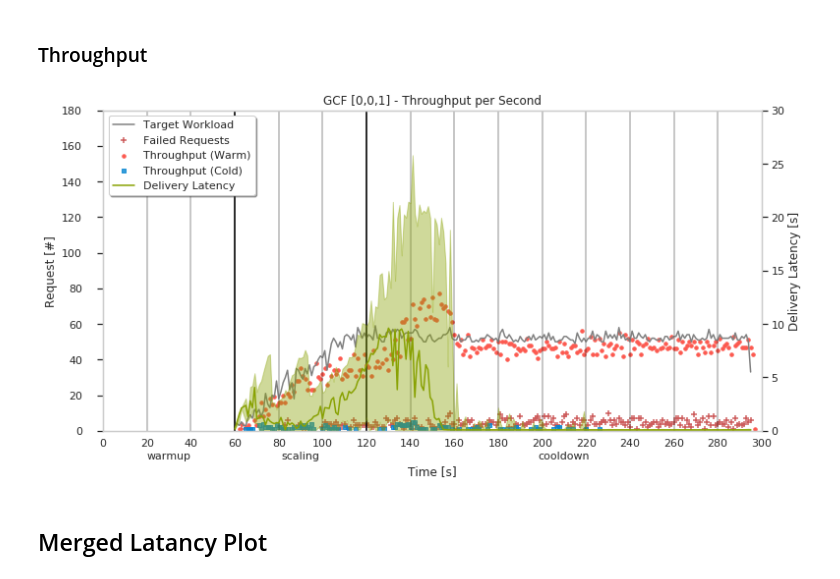
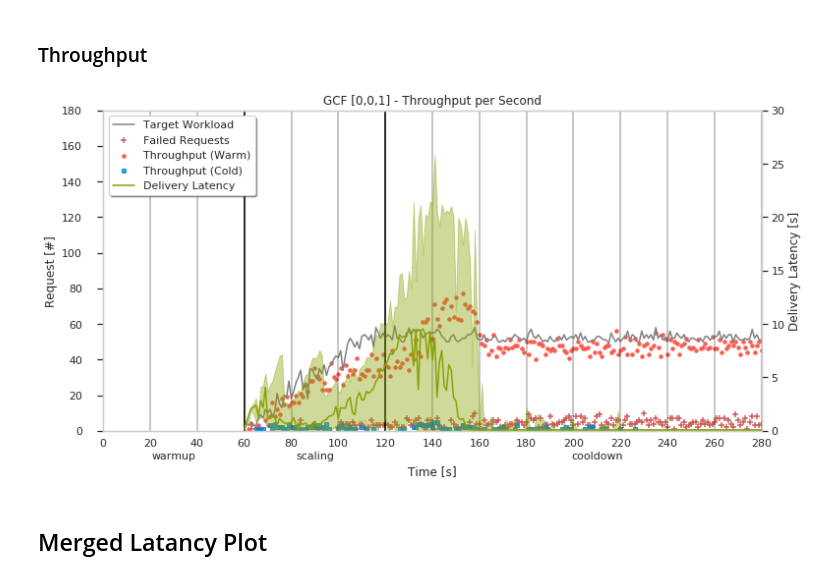
Before and after one commit to tawalaya/FaaSElasticityEngineering, a Jupyter notebook: SW-Analysis.ipynb, the cells around one changed output. Cells and saved outputs as stored; diff of their text form; code cells hidden in the pictures.

Commit message:
updates plots with 280 limits

```diff
--- a/SW-Analysis.ipynb
+++ b/SW-Analysis.ipynb
@@ -242,7 +268,7 @@ for workload in configs:
 # %% [markdown]
 ### VM Usage
 # %%
-def plotHeatmap(ax,all,provider,workload,selector="HId",cutoff=0.5,title=None):
+def plotHeatmap(ax,all,provider,workload,selector="HId",cutoff=0.5,xlim=[0,300],title=None):
     #filter data
     data = all[(all['Provider'] == provider) & (all["WL"] == workload)]
     data = data[["EStart","EEnd",selector,"RId"]].copy()
@@ -263,12 +289,12 @@ def plotHeatmap(ax,all,provider,workload,selector="HId",cutoff=0.5,title=None):
         HIdIndex[hid] = idx
         idx+=1
 
-    heatmap = np.zeros((len(HIdIndex),150))
+    heatmap = np.zeros((len(HIdIndex),round(xlim[1]/2)))
     for i in range(1,len(data)):
         x = data.loc[i,[selector,"EStart","EEnd"]]
         if x[selector] in HIdIndex.keys():
             #lets never talk about this hack ;)
-            for j in np.arange(x["EStart"],min(300,x["EEnd"]),2,dtype=int):
+            for j in np.arange(x["EStart"],min(xlim[1],x["EEnd"]),2,dtype=int):
 
                 heatmap[HIdIndex[x[selector]],j>>1] +=1
 
@@ -286,9 +312,13 @@ def plotHeatmap(ax,all,provider,workload,selector="HId",cutoff=0.5,title=None):
     ax.set_yticklabels([""])
     ax.set_xticks(ticks=[15,45,115])
 
-    ax.set_xticks(ticks=range(0,151,30),minor=True)
+    xticks = list(np.arange(0,round(xlim[1]/2)+1,30,dtype=int))
+    if not(round(xlim[1]/2) in xticks):
+        xticks.append(round(xlim[1]/2))
+
+    ax.set_xticks(ticks=xticks,minor=True)
     ax.set_xticklabels(map(lambda x:style["Names"][x],["p0","p1","p2"]),rotation='horizontal')
-    ax.set_xticklabels(range(0,301,60),minor=True)
+    ax.set_xticklabels(map(lambda x:str(x*2),ax.get_xticks(minor=True)),minor=True)
     ax.tick_params(axis='x', which='major', pad=15)
     if title is None:
         ax.set_title("{} [{}] - Requests per {}".format(style[provider]["name"],workload,style["Names"][selector]))
@@ -297,3 +327,6 @@ def plotHeatmap(ax,all,provider,workload,selector="HId",cutoff=0.5,title=None):
     ax.set_ylabel("{}s".format(style["Names"][selector]))
     ax.set_xlabel("time [s]")
     return heatmap
+# %%
+fig,ax = plt.subplots()
+h = plotHeatmap(ax,all,"aws","0,0,1",selector="HId",cutoff=0.33,xlim=[0,280])
@@ -500,7 +535,7 @@ dlat_ylims = {
     "azure":{"0,0,0.5":[0,30],"0,0,1":[0,30],"0,0,2":[0,30],"60,60,0.5":[0,30],"60,60,1":[0,30]},
     "gcf":{"0,0,0.5":[0,30],"0,0,1":[0,30],"0,0,2":[0,30],"60,60,0.5":[0,30],"60,60,1":[0,30]}
 }
-def thruputPerSecond(ax,all,provider,workload,filter_failed=False,with_failed=True,with_dlat=True,title=None):
+def thruputPerSecond(ax,all,provider,workload,filter_failed=False,with_failed=True,with_dlat=True,title=None,xlim=[0,300]):
     data = all[(all['Provider'] == provider) & (all["WL"] == workload)]
     data = data.copy()
 
@@ -538,9 +573,9 @@ def thruputPerSecond(ax,all,provider,workload,filter_failed=False,with_failed=Tr
     ax.set_xticks(ticks=[30,90,210])
     ax.set_xticks(ticks=range(0,301,20),minor=True)
     ax.set_xticklabels(map(lambda x:style["Names"][x],["p0","p1","p2"]),minor=False)
-    ax.set_xticklabels(range(0,301,20),minor=True)
+    ax.set_xticklabels(ax.get_xticks(minor=True),minor=True)
     ax.tick_params(axis='both', which='major', pad=15)
-
+    #ax.set_xticks(ticks=ylim,minor=True)
     ax2 = ax.twinx()
     if with_dlat:
         data = all[(all['Provider'] == provider) & (all["WL"] == workload)]
@@ -558,6 +593,8 @@ def thruputPerSecond(ax,all,provider,workload,filter_failed=False,with_failed=Tr
         ax.set_title("{} [{}] - Throughput per Second".format(style[provider]["name"],workload))
     else:
         ax.set_title(title)
+
+    ax.set_xlim(xlim)
     lines, labels = ax.get_legend_handles_labels()
     lines2, labels2 = ax2.get_legend_handles_labels()
     ax.get_legend().remove()
@@ -565,9 +602,9 @@ def thruputPerSecond(ax,all,provider,workload,filter_failed=False,with_failed=Tr
                   ncol=1, fancybox=True, shadow=True,facecolor="white")
 # %%
 fig,ax = plt.subplots(figsize=(12,6))
-thruputPerSecond(ax,all,"gcf","0,0,1",False)
+thruputPerSecond(ax,all,"gcf","0,0,1",False,xlim=[0,280])
 # %% [output]
-[figure, old version]
+[figure, new version]
 # %% [markdown]
 ## Merged Latancy Plot
 # %%
```
Also changed, not shown: parts of 5 cells of this notebook, 23 other files.
